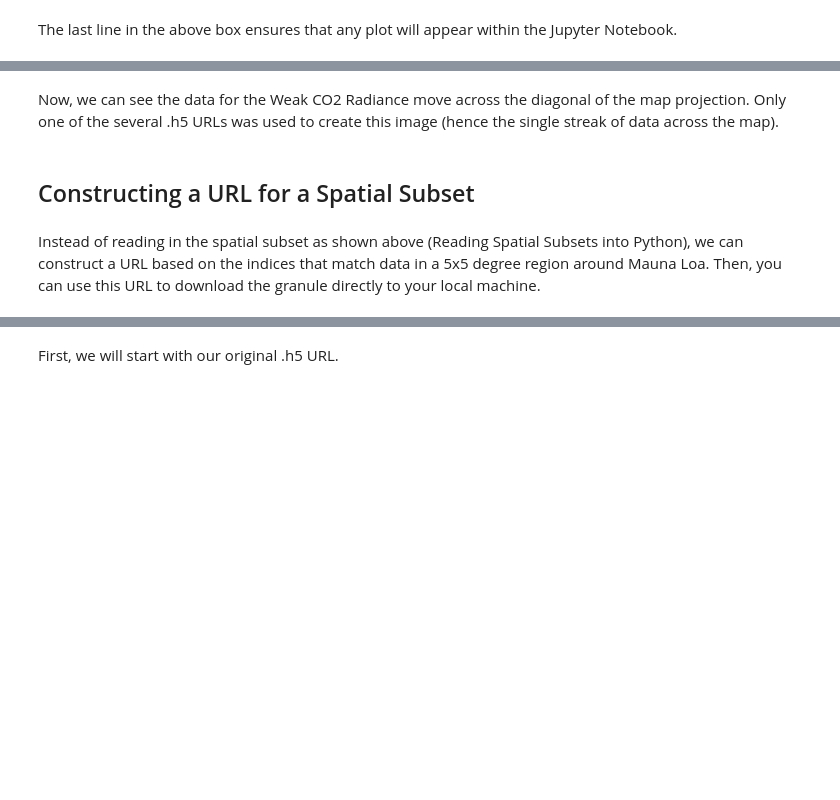
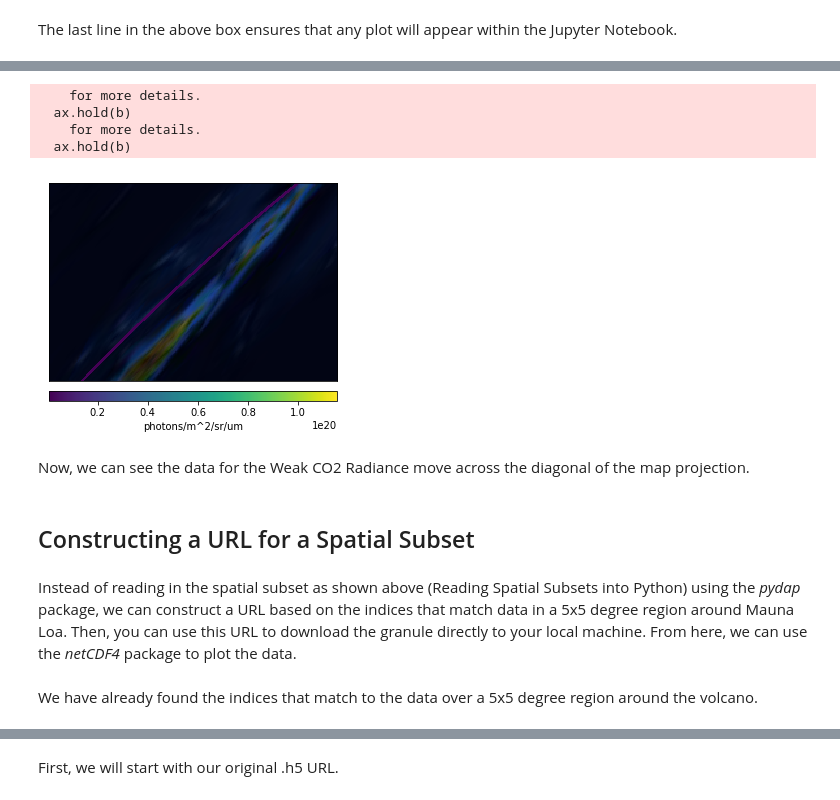
Before and after one commit to karthenjamin/data_recipes, a Jupyter notebook: container/notebooks/SUBSET_TUTORIAL/SUBSET_TUTORIAL.ipynb, the cells around one changed output, grey strips where cells are left out. Cells and saved outputs as stored; diff of their text form; code cells hidden in the pictures; blank space fills up the shorter version.

```diff
--- a/container/notebooks/SUBSET_TUTORIAL/SUBSET_TUTORIAL.ipynb
+++ b/container/notebooks/SUBSET_TUTORIAL/SUBSET_TUTORIAL.ipynb
@@ -252,15 +289,24 @@ lat_max, lon_max
 # %%
-m = Basemap(llcrnrlon=lon_max, llcrnrlat=lat_min, urcrnrlon=lon_min, urcrnrlat=lat_max, resolution='l', projection='aeqd', lon_0=0, lat_0=0)
+m = Basemap(llcrnrlon=lon_min, llcrnrlat=lat_min, urcrnrlon=lon_max, urcrnrlat=lat_max, resolution='l', projection='aeqd', lon_0=0, lat_0=0)
 
 
 m.bluemarble()
 pc = m.pcolor(longitude_subset, latitude_subset, radiance_weak_CO2_subset[:,:,0], latlon=True)
 cbar = m.colorbar(pc, location="bottom", pad="5%")
+cbar.set_label("photons/m^2/sr/um")
+# %% [output]
+    for more details.
+  ax.hold(b)
+    for more details.
+  ax.hold(b)
+[figure, added]
 # %% [markdown]
-Now, we can see the data for the Weak CO2 Radiance move across the diagonal of the map projection.  Only one of the several .h5 URLs was used to create this image (hence the single streak of data across the map).
+Now, we can see the data for the Weak CO2 Radiance move across the diagonal of the map projection.
 # %% [markdown]
 ## Constructing a URL for a Spatial Subset
 # %% [markdown]
-Instead of reading in the spatial subset as shown above (Reading Spatial Subsets into Python), we can construct a URL based on the indices that match data in a 5x5 degree region around Mauna Loa. Then, you can use this URL to download the granule directly to your local machine.
+Instead of reading in the spatial subset as shown above (Reading Spatial Subsets into Python) using the *pydap* package, we can construct a URL based on the indices that match data in a 5x5 degree region around Mauna Loa. Then, you can use this URL to download the granule directly to your local machine. From here, we can use the *netCDF4* package to plot the data.
+# %% [markdown]
+We have already found the indices that match to the data over a 5x5 degree region around the volcano.
 # %%
 indices_above_west_south
```
Also changed, not shown: parts of 64 cells of this notebook.
